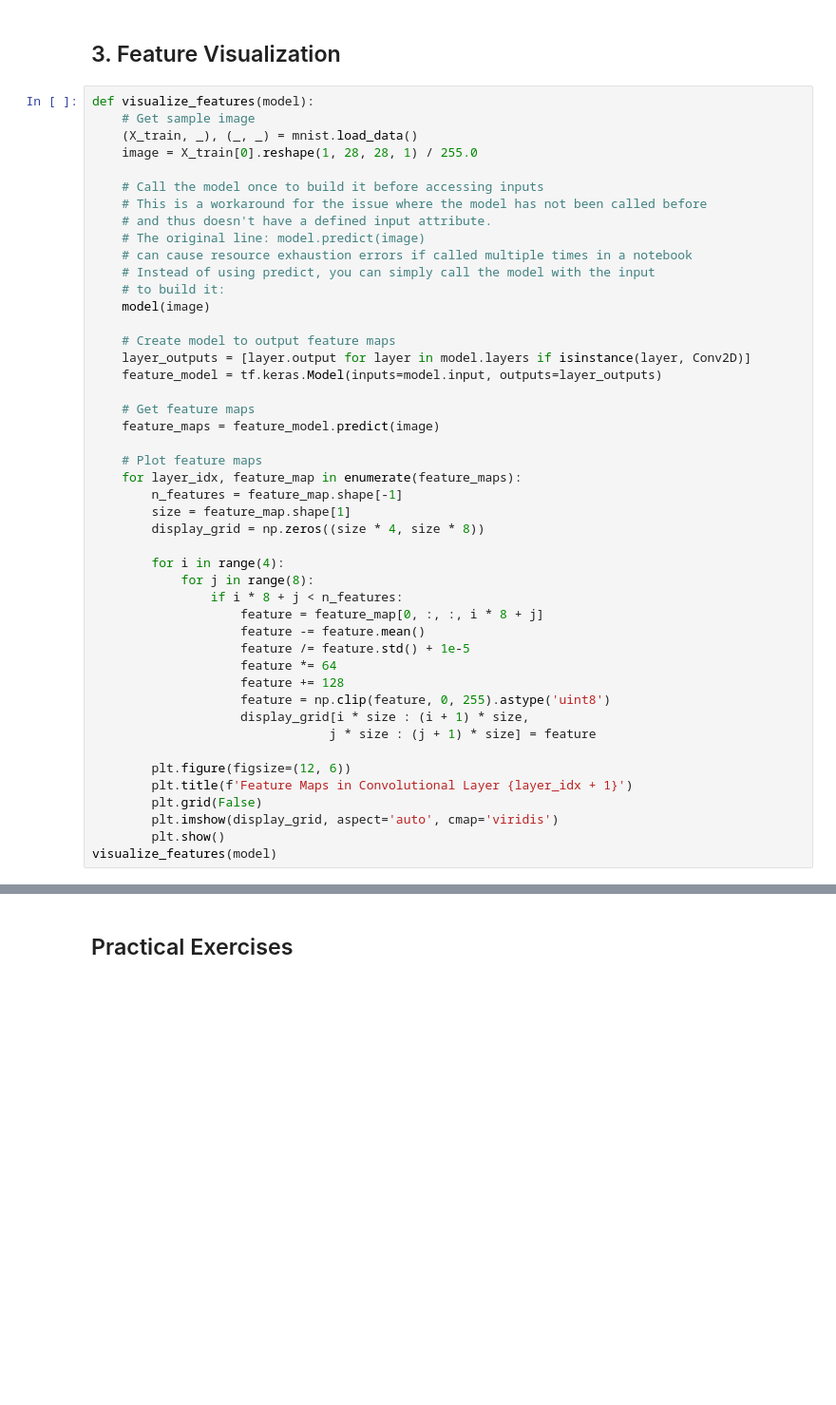
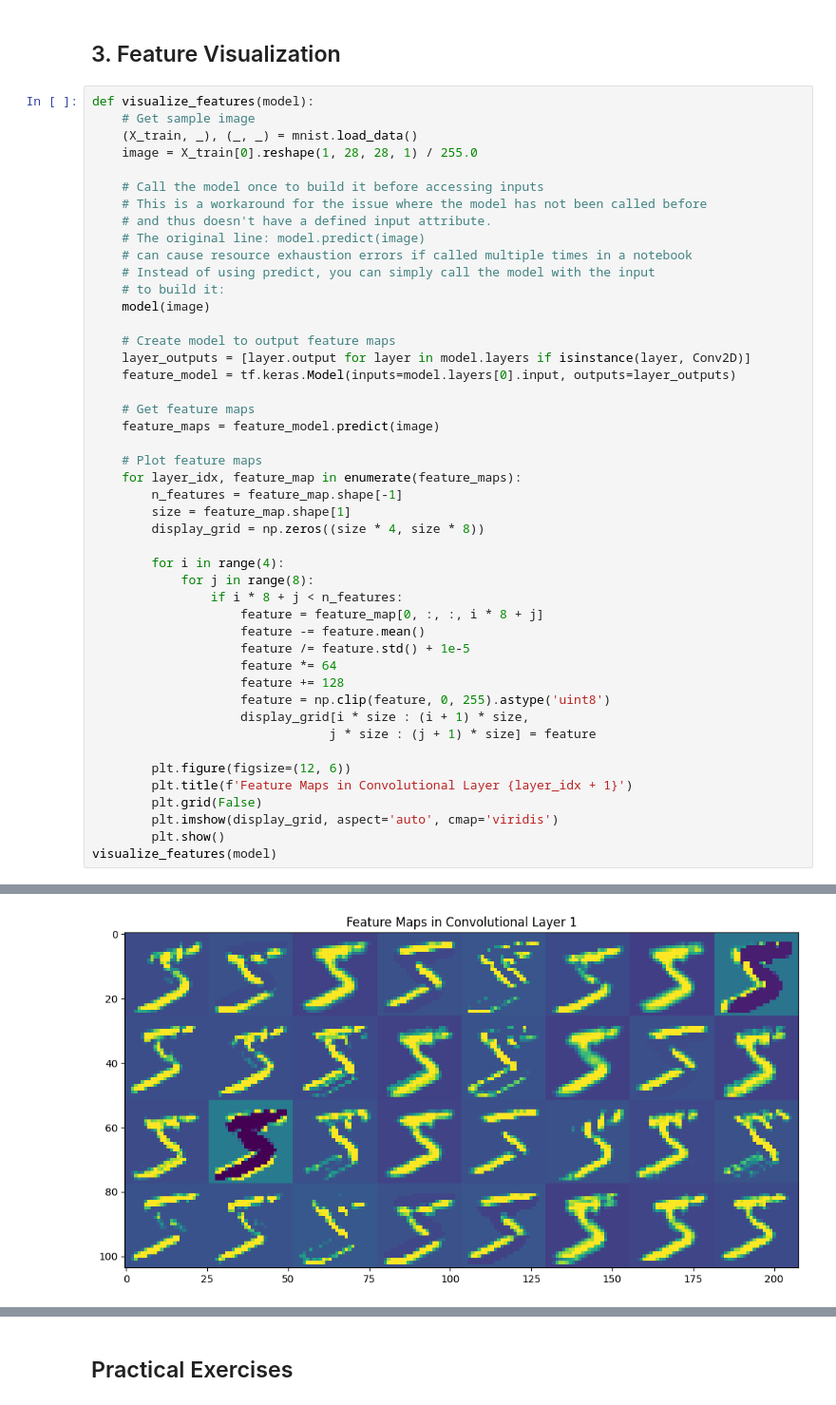
Before and after one commit to KolipakaRamesh/AIML_Practice_Excercises, a Jupyter notebook: Week5_Day3_CNN.ipynb, the cells around one changed output, grey strips where cells are left out. Shown at 95% size. Cells and saved outputs as stored; diff of their text form; blank space fills up the shorter version.

```diff
--- a/Week5_Day3_CNN.ipynb
+++ b/Week5_Day3_CNN.ipynb
@@ -168,7 +171,7 @@ def visualize_features(model):
 
     # Create model to output feature maps
     layer_outputs = [layer.output for layer in model.layers if isinstance(layer, Conv2D)]
-    feature_model = tf.keras.Model(inputs=model.input, outputs=layer_outputs)
+    feature_model = tf.keras.Model(inputs=model.layers[0].input, outputs=layer_outputs)
 
     # Get feature maps
     feature_maps = feature_model.predict(image)
@@ -197,3 +200,4 @@ def visualize_features(model):
         plt.imshow(display_grid, aspect='auto', cmap='viridis')
         plt.show()
 visualize_features(model)
+# %% [output]
@@ -199,0 +205 @@ visualize_features(model)
+[figure, added]
```
Also changed, not shown: parts of 4 cells of this notebook.
